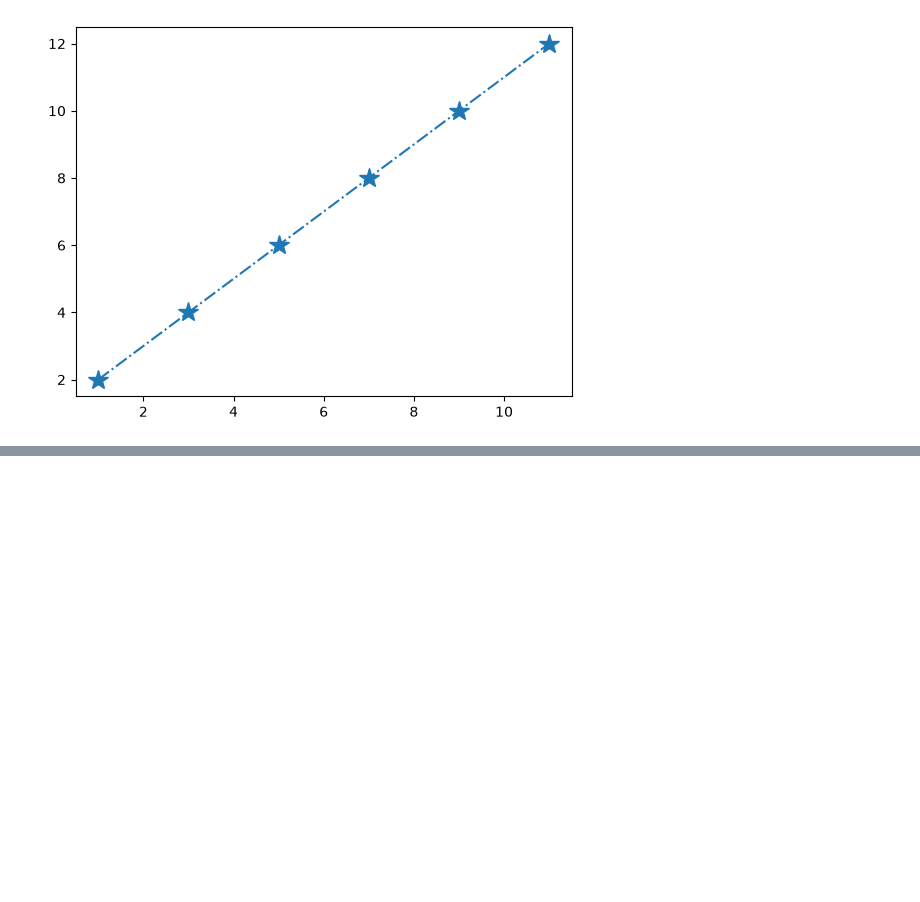
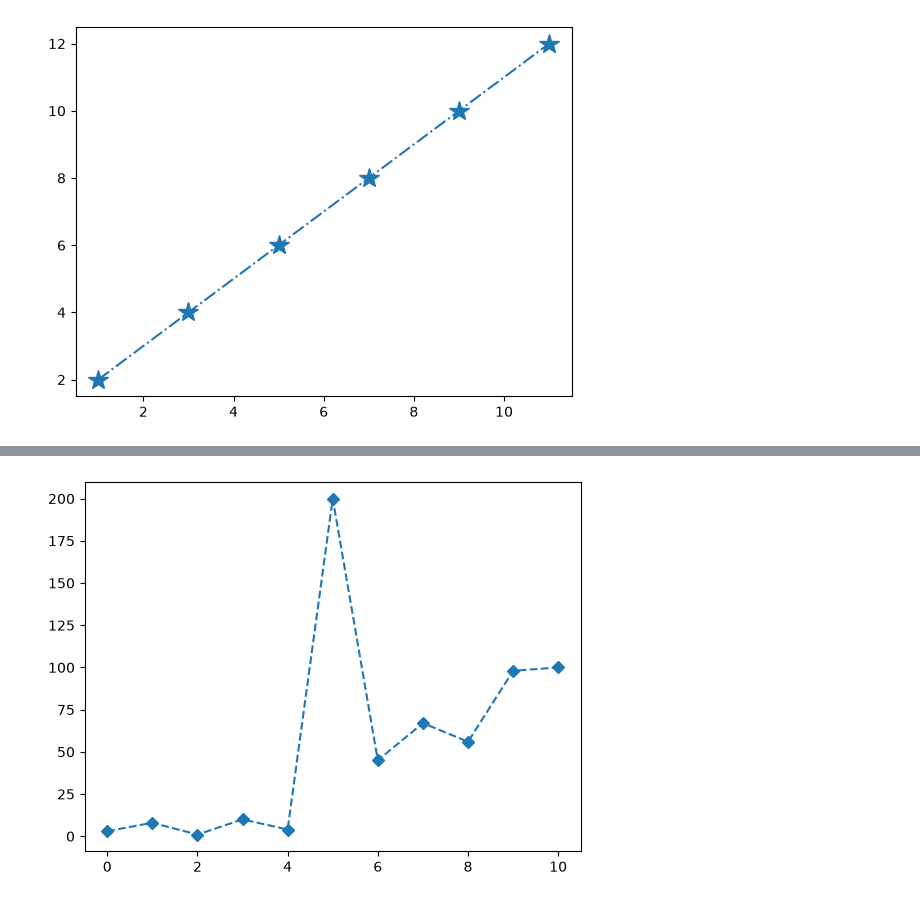
Before and after one commit to courjimen/R_GLAB_386.5.1, a Jupyter notebook: R_GLAB_386.5.1_LineCharts.ipynb, the cells around one changed output, grey strips where cells are left out. Cells and saved outputs as stored; diff of their text form; code cells hidden in the pictures; blank space fills up the shorter version.

```diff
--- a/R_GLAB_386.5.1_LineCharts.ipynb
+++ b/R_GLAB_386.5.1_LineCharts.ipynb
@@ -22,0 +30,8 @@ plt.show()
+# %%
+y = np.array([3, 8, 1, 10, 4, 200, 45, 67, 56, 98, 100])
+# %%
+#create a dashed line with diamond markers
+plt.plot(y, linestyle='--', marker='D') # when you only plot y variable it uses the indexes for the x
+plt.show()
+# %% [output]
+[figure, added]
```
Also changed, not shown: parts of 2 cells of this notebook.
